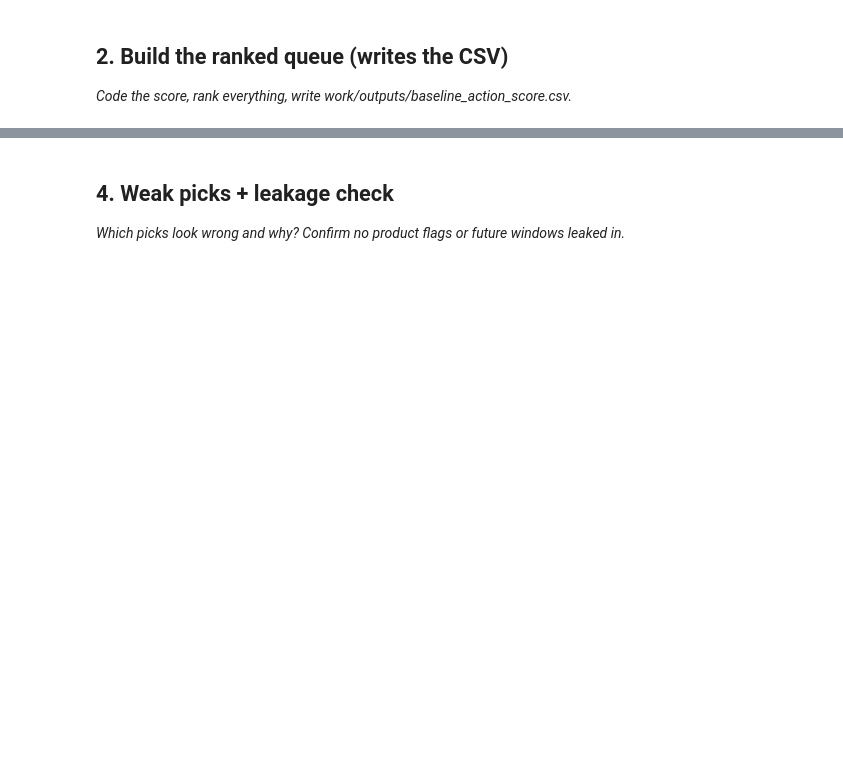
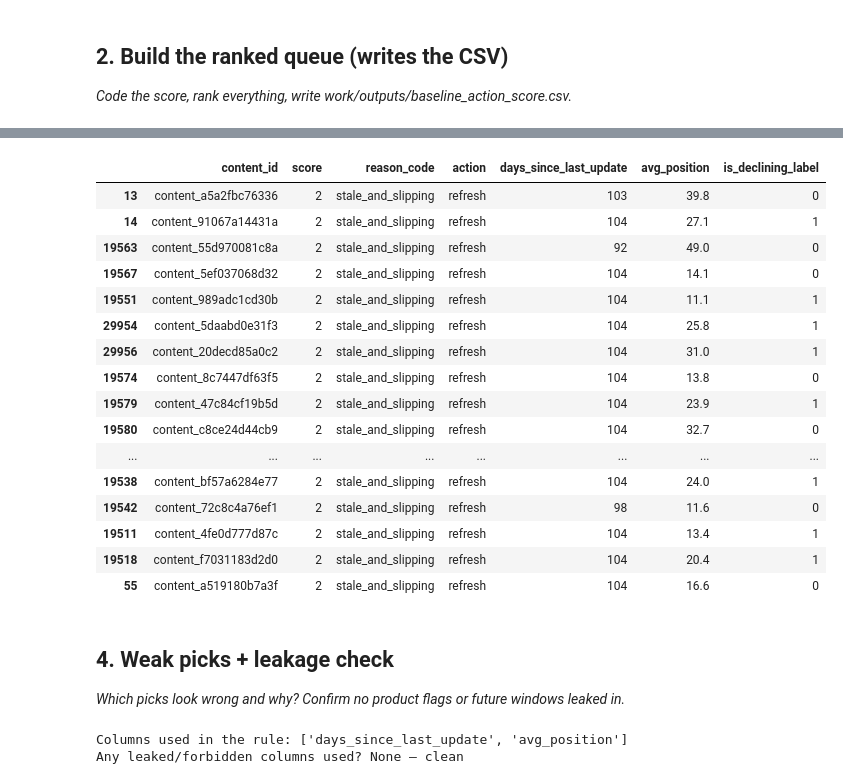
Before and after one commit to Debbie1236-cmd/flyrank-ml-internship, a Jupyter notebook: work/notebooks/w04_baseline_score.ipynb, the cells around one changed output, grey strips where cells are left out. Drawn from its saved outputs; the diff is of its cells as text; code cells hidden in the pictures; blank space fills up the shorter version.

Commit message:
Complete ML-07 baseline action score notebook

```diff
--- a/work/notebooks/w04_baseline_score.ipynb
+++ b/work/notebooks/w04_baseline_score.ipynb
@@ -29,0 +81,37 @@ This skeleton is yours to fill. Work the sections **in order** — each one has
+# %%
+# Signal 1: staleness flag
+df["is_stale"] = (df["days_since_last_update"] >= 90).astype(int)
+
+# Signal 2: slipping position flag (worse than top 10, and has real position data)
+df["is_slipping"] = ((df["avg_position"] > 10) & (df["avg_position"] > 0)).astype(int)
+
+# Reason code based on which signals triggered
+def get_reason_code(row):
+    if row["is_stale"] == 1 and row["is_slipping"] == 1:
+        return "stale_and_slipping"
+    elif row["is_stale"] == 1:
+        return "stale_only"
+    elif row["is_slipping"] == 1:
+        return "slipping_only"
+    else:
+        return "neither"
+
+df["reason_code"] = df.apply(get_reason_code, axis=1)
+
+# Score: both signals triggered = highest priority
+df["score"] = df["is_stale"] + df["is_slipping"]
+
+# Action label
+df["action"] = df["reason_code"].apply(lambda r: "refresh" if r != "neither" else "no_action")
+
+# Build the ranked queue
+queue = df[["content_id", "score", "reason_code", "action", "days_since_last_update", "avg_position", "is_declining_label"]]
+queue = queue.sort_values("score", ascending=False)
+
+# Write to CSV
+import os
+os.makedirs("../outputs", exist_ok=True)
+queue.to_csv("../outputs/baseline_action_score.csv", index=False)
+
+print(queue.shape)
+queue.head(10)
@@ -30,3 +178,24 @@ This skeleton is yours to fill. Work the sections **in order** — each one has
+# %%
+top20 = queue.head(20)
+top20
+# %% [output]
+|  | content_id | score | reason_code | action | days_since_last_update | avg_position | is_declining_label |
+| 13 | content_a5a2fbc76336 | 2 | stale_and_slipping | refresh | 103 | 39.8 | 0 |
+| 14 | content_91067a14431a | 2 | stale_and_slipping | refresh | 104 | 27.1 | 1 |
+| 19563 | content_55d970081c8a | 2 | stale_and_slipping | refresh | 92 | 49.0 | 0 |
+| 19567 | content_5ef037068d32 | 2 | stale_and_slipping | refresh | 104 | 14.1 | 0 |
+| 19551 | content_989adc1cd30b | 2 | stale_and_slipping | refresh | 104 | 11.1 | 1 |
+| 29954 | content_5daabd0e31f3 | 2 | stale_and_slipping | refresh | 104 | 25.8 | 1 |
+| 29956 | content_20decd85a0c2 | 2 | stale_and_slipping | refresh | 104 | 31.0 | 1 |
+| 19574 | content_8c7447df63f5 | 2 | stale_and_slipping | refresh | 104 | 13.8 | 0 |
+| 19579 | content_47c84cf19b5d | 2 | stale_and_slipping | refresh | 104 | 23.9 | 1 |
+| 19580 | content_c8ce24d44cb9 | 2 | stale_and_slipping | refresh | 104 | 32.7 | 0 |
+| ... | ... | ... | ... | ... | ... | ... | ... |
+| 19538 | content_bf57a6284e77 | 2 | stale_and_slipping | refresh | 104 | 24.0 | 1 |
+| 19542 | content_72c8c4a76ef1 | 2 | stale_and_slipping | refresh | 98 | 11.6 | 0 |
+| 19511 | content_4fe0d777d87c | 2 | stale_and_slipping | refresh | 104 | 13.4 | 1 |
+| 19518 | content_f7031183d2d0 | 2 | stale_and_slipping | refresh | 104 | 20.4 | 1 |
+| 55 | content_a519180b7a3f | 2 | stale_and_slipping | refresh | 104 | 16.6 | 0 |
 # %% [markdown]
 ## 4. Weak picks + leakage check
 
@@ -36,0 +203,12 @@ This skeleton is yours to fill. Work the sections **in order** — each one has
+# %%
+# Leakage check: confirm we did NOT use trend_direction, trend_pct, or any future-window column
+rule_inputs = ["days_since_last_update", "avg_position"]
+forbidden = ["trend_direction", "trend_pct", "is_declining_label",
+             "impressions_last_30d", "clicks_last_30d", "sessions_last_30d"]
+
+leaked = [col for col in rule_inputs if col in forbidden]
+print("Columns used in the rule:", rule_inputs)
+print("Any leaked/forbidden columns used?", leaked if leaked else "None — clean")
+# %% [output]
+Columns used in the rule: ['days_since_last_update', 'avg_position']
+Any leaked/forbidden columns used? None — clean
```
Also changed, not shown: parts of 14 cells of this notebook.
